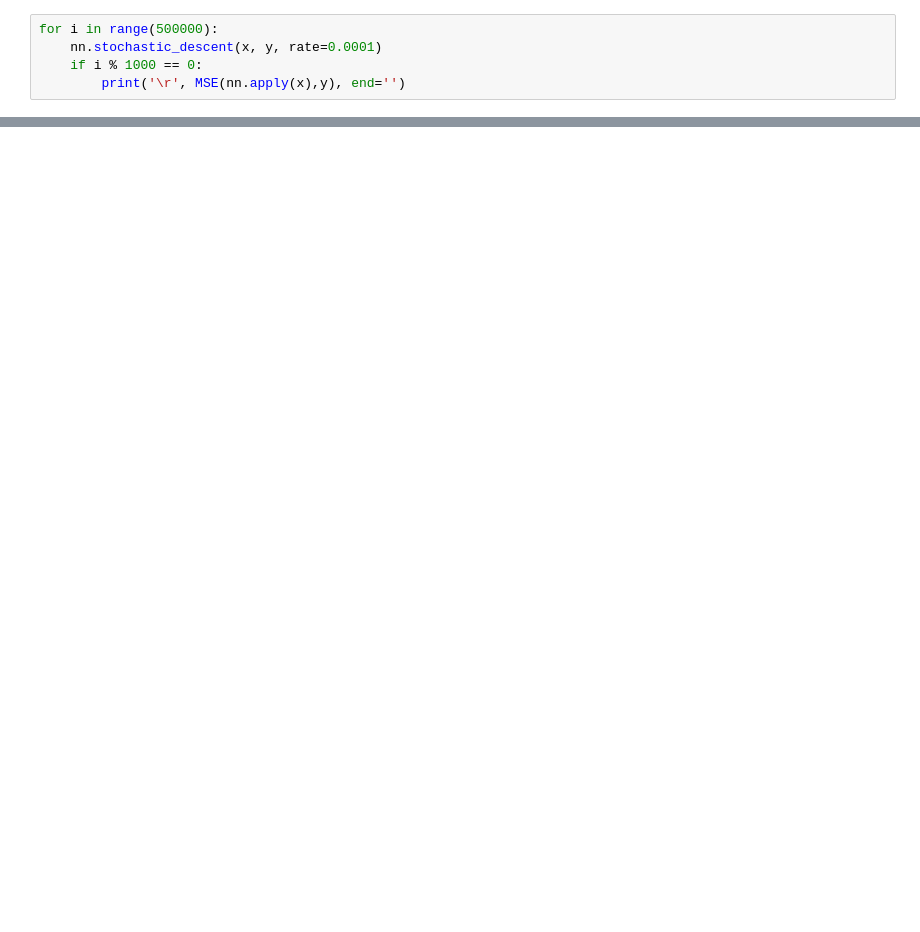
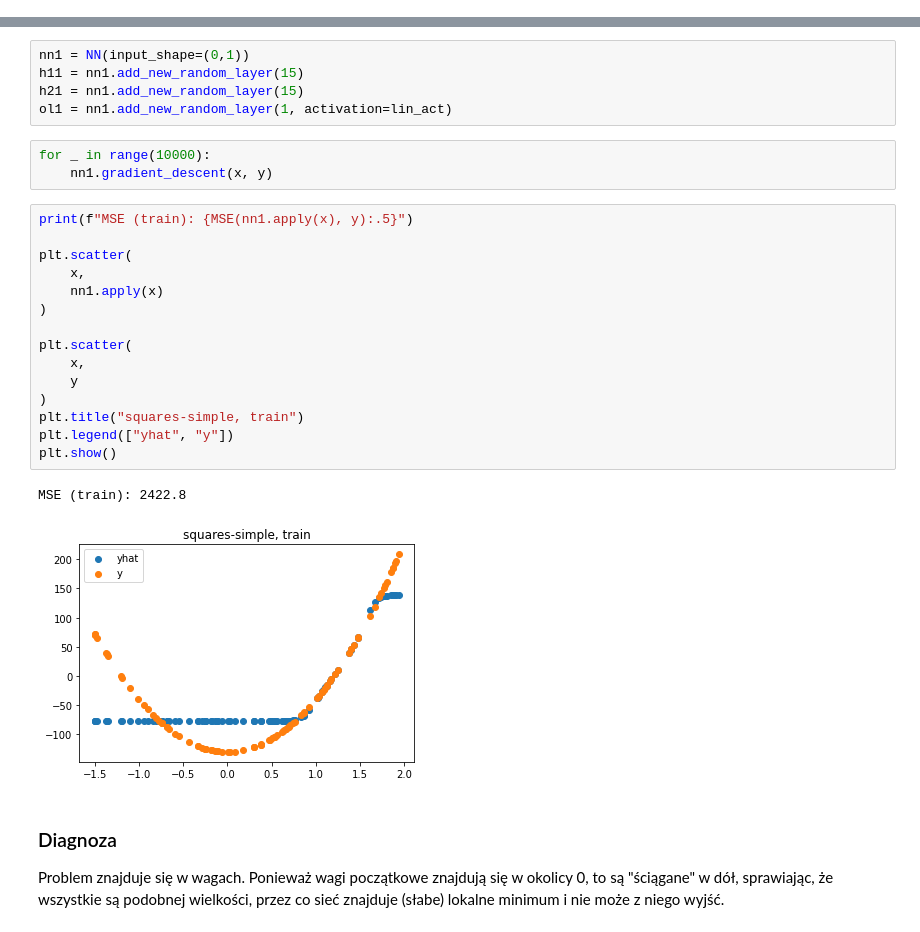
Before and after one commit to niegrzybkowski/mio2022, a Jupyter notebook: LAB1_2.ipynb, the cells around one changed output, grey strips where cells are left out. Cells and saved outputs as stored; diff of their text form; blank space fills up the shorter version.

```diff
--- a/LAB1_2.ipynb
+++ b/LAB1_2.ipynb
@@ -195,5 +0,0 @@ y_test = np.array(df_test.iloc[:,2]).reshape((100, 1))
-# %%
-for i in range(500000):
-    nn.stochastic_descent(x, y, rate=0.0001)
-    if i % 1000 == 0:
-        print('\r', MSE(nn.apply(x),y), end='')
@@ -250,0 +196,29 @@ nn.layers
+# %%
+nn1 = NN(input_shape=(0,1))
+h11 = nn1.add_new_random_layer(15)
+h21 = nn1.add_new_random_layer(15)
+ol1 = nn1.add_new_random_layer(1, activation=lin_act)
+# %%
+for _ in range(10000):
+    nn1.gradient_descent(x, y)
+# %%
+print(f"MSE (train): {MSE(nn1.apply(x), y):.5}")
+
+plt.scatter(
+    x,
+    nn1.apply(x)
+)
+
+plt.scatter(
+    x,
+    y
+)
+plt.title("squares-simple, train")
+plt.legend(["yhat", "y"])
+plt.show()
+# %% [output]
+MSE (train): 2422.8
+[figure, added]
+# %% [markdown]
+### Diagnoza
+Problem znajduje się w wagach. Ponieważ wagi początkowe znajdują się w okolicy 0, to są "ściągane" w dół, sprawiając, że wszystkie są podobnej wielkości, przez co sieć znajduje (słabe) lokalne minimum i nie może z niego wyjść.
```
Also changed, not shown: parts of 69 cells of this notebook.
